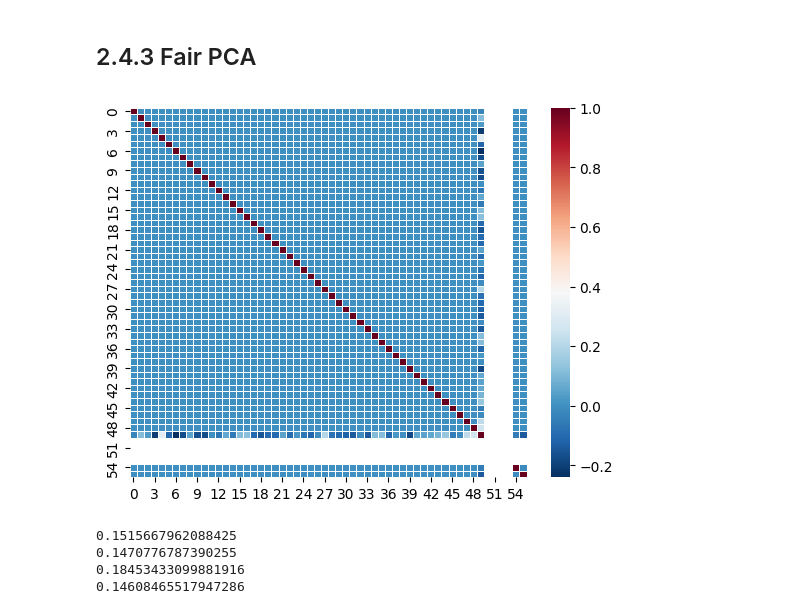
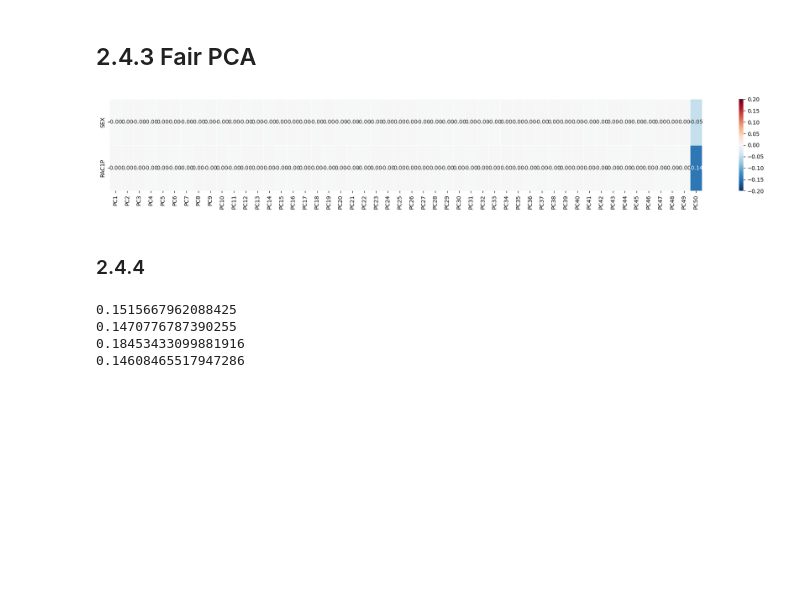
Before and after one commit to sebastianrohr/afae_assignment_2, a Jupyter notebook: assignment_2/assignment_2.ipynb, the cells around one changed output. Cells and saved outputs as stored; diff of their text form; code cells hidden in the pictures; blank space fills up the shorter version.

```diff
--- a/assignment_2/assignment_2.ipynb
+++ b/assignment_2/assignment_2.ipynb
@@ -755,8 +750,8 @@ idx = eigvals.argsort()[::-1]
 eigvals = eigvals[idx]
 eigvecs = eigvecs[:,idx]
 
-# get matrix of first 54 eigenvectors
-L = eigvecs[:,:54]
+# get matrix of first 50 eigenvectors (the others were 0)
+L = eigvecs[:,:50]
 
 # projection matrix U = RL
 U = R @ L
@@ -766,21 +761,29 @@ X_projected = X @ U
 # %%
 # corr matrix comparing protected
 import seaborn as sns
 import pandas as pd
 
-df = pd.DataFrame(np.concatenate((X_projected, Z), axis=1))
+df = pd.DataFrame(np.concatenate((Z, X_projected), axis=1))
 
-corr = round(df.corr(),2)
-# corr.columns=['SEX', 'RAC1P', 'PC1', 'PC2', 'PC3', 'PC4', 'PC5', 'PC6', 'PC7', 'PC8', 'PC9', 'PC10', 'PC11', 'PC12', 'PC13', 'PC14', 'PC15', 'PC16', 'PC17', 'PC18', 'PC19', 'PC20', 'PC21', 'PC22', 'PC23', 'PC24', 'PC25', 'PC26', 'PC27', 'PC28', 'PC29', 'PC30', 'PC31', 'PC32', 'PC33', 'PC34', 'PC35', 'PC36', 'PC37', 'PC38', 'PC39', 'PC40', 'PC41', 'PC42', 'PC43', 'PC44', 'PC45', 'PC46', 'PC47', 'PC48', 'PC49', 'PC50', 'PC51', 'PC52', 'PC53', 'PC54', 'PC55', 'PC56']
+corr = df.corr()
+corr.columns=['SEX', 'RAC1P', 'PC1', 'PC2', 'PC3', 'PC4', 'PC5', 'PC6', 'PC7', 'PC8', 'PC9', 'PC10', 'PC11', 'PC12', 'PC13', 'PC14', 'PC15', 'PC16', 'PC17', 'PC18', 'PC19', 'PC20', 'PC21', 'PC22', 'PC23', 'PC24', 'PC25', 'PC26', 'PC27', 'PC28', 'PC29', 'PC30', 'PC31', 'PC32', 'PC33', 'PC34', 'PC35', 'PC36', 'PC37', 'PC38', 'PC39', 'PC40', 'PC41', 'PC42', 'PC43', 'PC44', 'PC45', 'PC46', 'PC47', 'PC48', 'PC49', 'PC50']
+rows_to_plot = [x for x in corr.columns if "PC" in x]
+indices_to_plot = range(2)
+corr = corr.loc[indices_to_plot, rows_to_plot]
+indices = ["SEX", "RAC1P"]
+corr.index = indices
+plt.figure(figsize=(24, 3))
 sns.heatmap(corr,
             cmap='RdBu_r',
-            # annot=True,
-            linewidth=0.5);
-
-
-# TODO: What are these blank lines??
+            annot=True,
+            linewidth=0.5,
+            vmin=-0.2,
+            vmax=0.2,
+            fmt='.2f');
 # %% [output]
-[figure, old version]
+[figure, new version]
+# %% [markdown]
+### 2.4.4
 # %%
 # project test data
 X_test_projected = non_protected_features_scaled_test @ U
```
Also changed, not shown: parts of 10 cells of this notebook.
